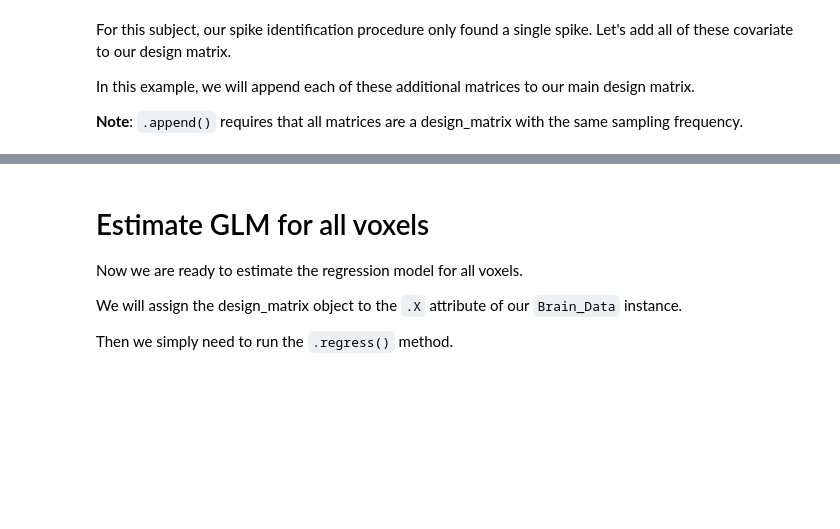
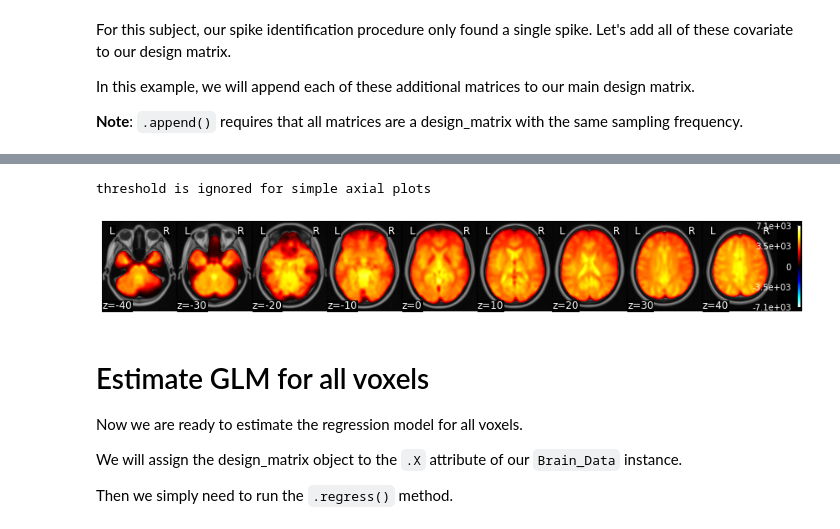
Before and after one commit to ljchang/dartbrains, a Jupyter notebook: content/features/notebooks/9_GLM_Single_Subject_Model.ipynb, the cells around one changed output, grey strips where cells are left out. Drawn from its saved outputs; the diff is of its cells as text; code cells hidden in the pictures; blank space fills up the shorter version.

```diff
--- a/content/features/notebooks/9_GLM_Single_Subject_Model.ipynb
+++ b/content/features/notebooks/9_GLM_Single_Subject_Model.ipynb
@@ -301,3 +318,8 @@ dm_conv_filt_poly_cov.heatmap(cmap='RdBu_r', vmin=-1,vmax=1)
+# %%
+smoothed.mean().plot()
+# %% [output]
+threshold is ignored for simple axial plots
+[figure, added]
 # %% [markdown]
 # Estimate GLM for all voxels
 Now we are ready to estimate the regression model for all voxels.
```
Also changed, not shown: parts of 22 cells of this notebook, 9 other files.
